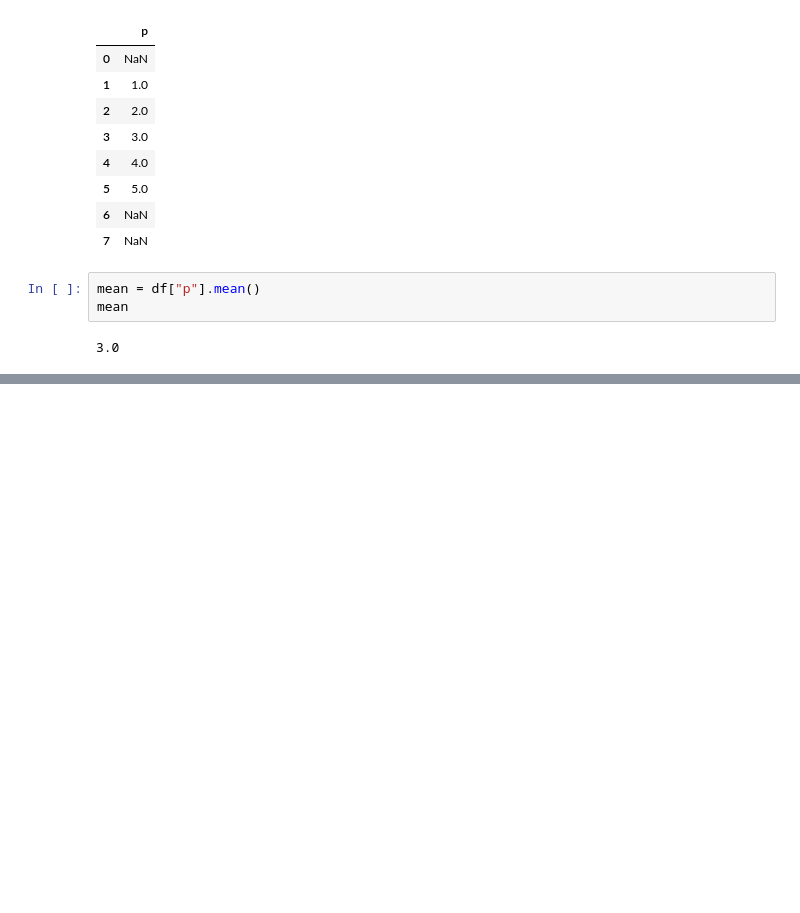
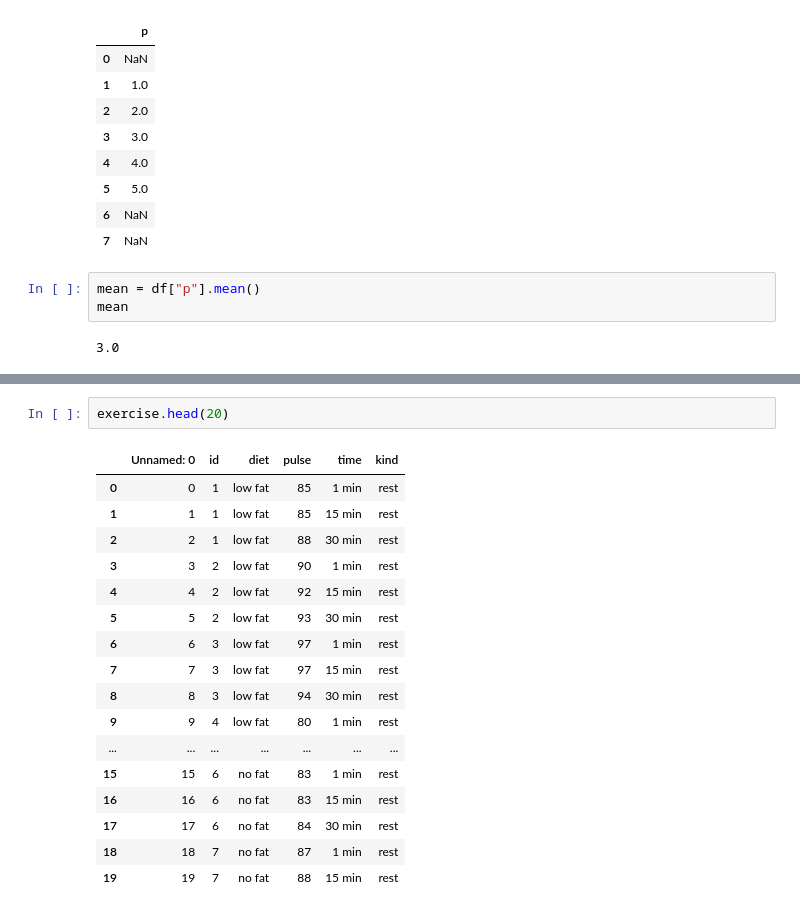
Before and after one commit to imn-climatologias-aeropuertos/climatologias-aeropuertos, a Jupyter notebook: clima.ipynb, the cells around one changed output, grey strips where cells are left out. Cells and saved outputs as stored; diff of their text form; blank space fills up the shorter version.

```diff
--- a/clima.ipynb
+++ b/clima.ipynb
@@ -119,0 +227,20 @@ mean
+# %%
+exercise.head(20)
+# %% [output]
+|  | Unnamed: 0 | id | diet | pulse | time | kind |
+| 0 | 0 | 1 | low fat | 85 | 1 min | rest |
+| 1 | 1 | 1 | low fat | 85 | 15 min | rest |
+| 2 | 2 | 1 | low fat | 88 | 30 min | rest |
+| 3 | 3 | 2 | low fat | 90 | 1 min | rest |
+| 4 | 4 | 2 | low fat | 92 | 15 min | rest |
+| 5 | 5 | 2 | low fat | 93 | 30 min | rest |
+| 6 | 6 | 3 | low fat | 97 | 1 min | rest |
+| 7 | 7 | 3 | low fat | 97 | 15 min | rest |
+| 8 | 8 | 3 | low fat | 94 | 30 min | rest |
+| 9 | 9 | 4 | low fat | 80 | 1 min | rest |
+| ... | ... | ... | ... | ... | ... | ... |
+| 15 | 15 | 6 | no fat | 83 | 1 min | rest |
+| 16 | 16 | 6 | no fat | 83 | 15 min | rest |
+| 17 | 17 | 6 | no fat | 84 | 30 min | rest |
+| 18 | 18 | 7 | no fat | 87 | 1 min | rest |
+| 19 | 19 | 7 | no fat | 88 | 15 min | rest |
```
Also changed, not shown: parts of 10 cells of this notebook, 2 other files.
